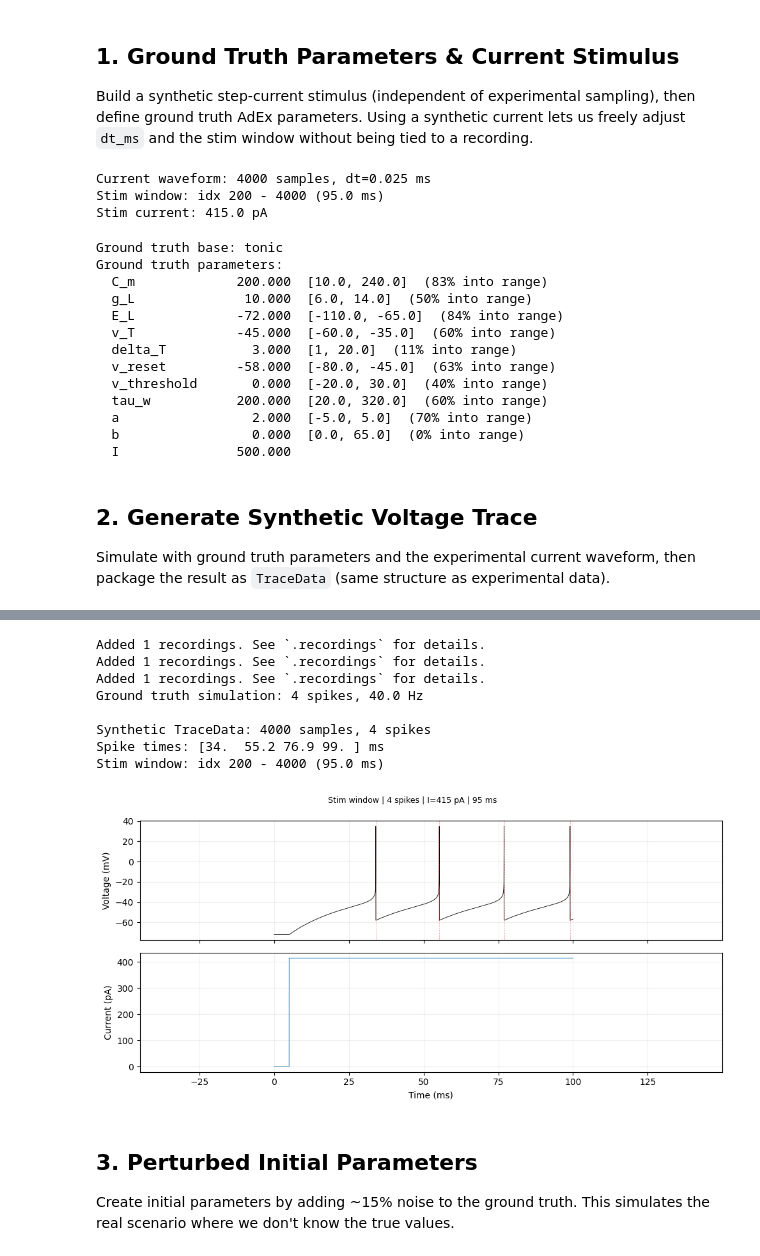
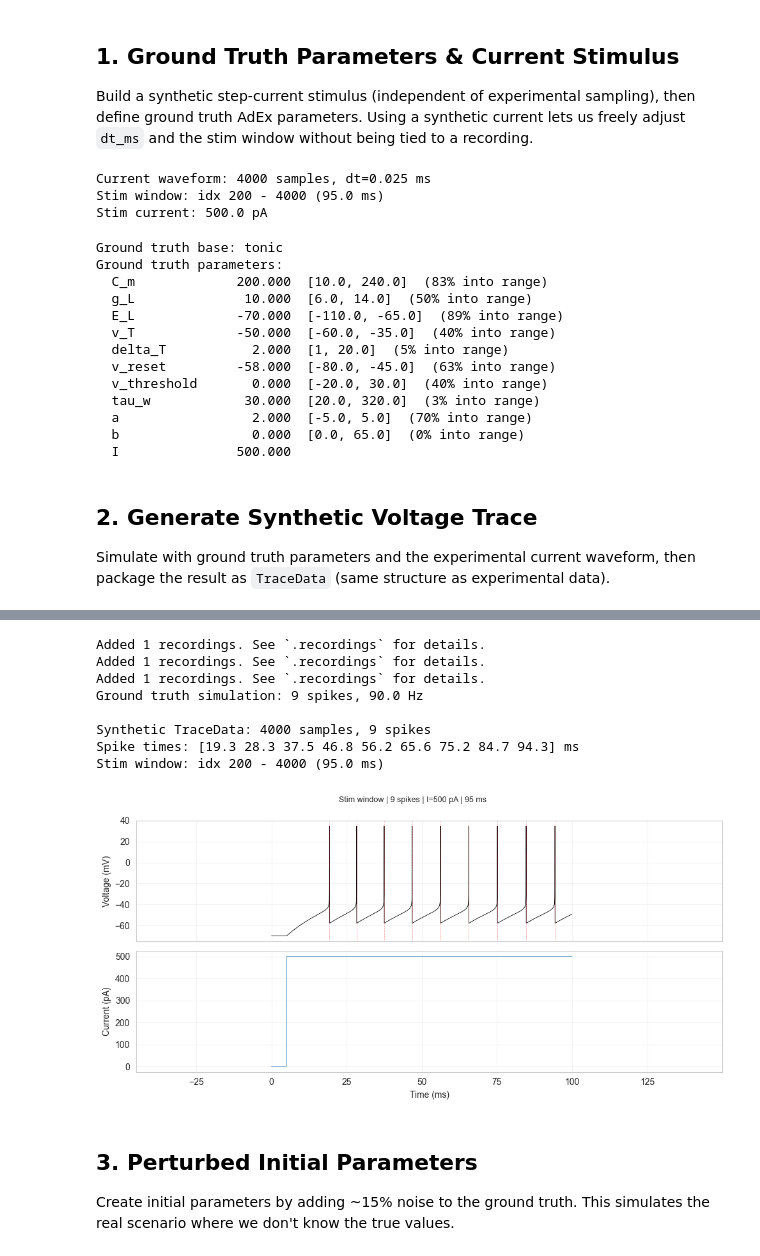
Before and after one commit to paulmyr/master-thesis, a Jupyter notebook: 5_code/notebooks/training_synthetic_singlestage_guarino.ipynb, the cells around one changed output, grey strips where cells are left out. Cells and saved outputs as stored; diff of their text form; code cells hidden in the pictures.

```diff
--- a/5_code/notebooks/training_synthetic_singlestage_guarino.ipynb
+++ b/5_code/notebooks/training_synthetic_singlestage_guarino.ipynb
@@ -65,7 +65,7 @@ dt_ms = 0.025
 t_max_ms = 100.0
 stim_delay_ms = 5.0
 stim_duration_ms = 95.0
-stim_current_pA = 415.0
+stim_current_pA = 500.0
 
 n_samples = int(round(t_max_ms / dt_ms))
 time_arr = np.arange(n_samples) * dt_ms
@@ -91,21 +91,21 @@ print(f"Stim current: {exp_cropped.stim_current_pA:.1f} pA")
 # %% [output]
 Current waveform: 4000 samples, dt=0.025 ms
 Stim window: idx 200 - 4000 (95.0 ms)
-Stim current: 415.0 pA
+Stim current: 500.0 pA
 # %%
 # --- Ground truth parameters (change this to test different regimes) ---
 GROUND_TRUTH_BASE = "tonic"  # "tonic", "adaptation", or "original"
 
 ground_truth_params = dict(NAUD_PARAMETERS[GROUND_TRUTH_BASE])
-ground_truth_params["v_threshold"] = 0.0
-ground_truth_params["delta_T"] = 3.0
+# ground_truth_params["v_threshold"] = 0.0
+# ground_truth_params["delta_T"] = 3.0
 
 # Override values that would sit at parameter bounds (which prevents perturbation
 # and makes recovery trivial/impossible). Choose values well inside PARAM_BOUNDS.
-ground_truth_params["v_reset"] = -58.0   # bounds: [-60, -45], midpoint -52.5
-ground_truth_params["E_L"] = -72.0       # bounds: [-75, -68], midpoint -71.5
-ground_truth_params["v_T"] = -45.0       # bounds: [-60, -30], well inside
-ground_truth_params["tau_w"] = 200.0     # bounds: [20, 320], well inside
+# ground_truth_params["v_reset"] = -58.0   # bounds: [-60, -45], midpoint -52.5
+# ground_truth_params["E_L"] = -72.0       # bounds: [-75, -68], midpoint -71.5
+# ground_truth_params["v_T"] = -45.0       # bounds: [-60, -30], well inside
+# ground_truth_params["tau_w"] = 200.0     # bounds: [20, 320], well inside
 
 print(f"Ground truth base: {GROUND_TRUTH_BASE}")
 print("Ground truth parameters:")
@@ -121,12 +121,12 @@ Ground truth base: tonic
 Ground truth parameters:
   C_m             200.000  [10.0, 240.0]  (83% into range)
   g_L              10.000  [6.0, 14.0]  (50% into range)
-  E_L             -72.000  [-110.0, -65.0]  (84% into range)
-  v_T             -45.000  [-60.0, -35.0]  (60% into range)
-  delta_T           3.000  [1, 20.0]  (11% into range)
+  E_L             -70.000  [-110.0, -65.0]  (89% into range)
+  v_T             -50.000  [-60.0, -35.0]  (40% into range)
+  delta_T           2.000  [1, 20.0]  (5% into range)
   v_reset         -58.000  [-80.0, -45.0]  (63% into range)
   v_threshold       0.000  [-20.0, 30.0]  (40% into range)
-  tau_w           200.000  [20.0, 320.0]  (60% into range)
+  tau_w            30.000  [20.0, 320.0]  (3% into range)
   a                 2.000  [-5.0, 5.0]  (70% into range)
   b                 0.000  [0.0, 65.0]  (0% into range)
   I               500.000
@@ -145,9 +145,7 @@ sim_gt = simulate_with_current_trace(
     params=ground_truth_params,
     current_trace_pA=exp_cropped.current,
     dt_ms=exp_cropped.dt_ms,
-    use_surrogate=True,
-    surrogate_type="sigmoid",
-    surrogate_slope=5.0,
+    use_surrogate=False,
 )
 
 print(f"Ground truth simulation: {sim_gt.n_spikes} spikes, {sim_gt.firing_rate_hz:.1f} Hz")
@@ -196,13 +194,13 @@ INFO:2026-04-21 09:10:50,901:jax._src.xla_bridge:834: Unable to initialize backe
 Unable to initialize backend 'tpu': INTERNAL: Failed to open libtpu.so: dlopen(libtpu.so, 0x0001): tried: 'libtpu.so' (no such file), '/System/Volumes/Preboot/Cryptexes/OSlibtpu.so' (no such file), '/ ...
 Added 1 recordings. See `.recordings` for details.
 Added 1 recordings. See `.recordings` for details.
 Added 1 recordings. See `.recordings` for details.
-Ground truth simulation: 4 spikes, 40.0 Hz
+Ground truth simulation: 9 spikes, 90.0 Hz
 
-Synthetic TraceData: 4000 samples, 4 spikes
-Spike times: [34.  55.2 76.9 99. ] ms
+Synthetic TraceData: 4000 samples, 9 spikes
+Spike times: [19.3 28.3 37.5 46.8 56.2 65.6 75.2 84.7 94.3] ms
 Stim window: idx 200 - 4000 (95.0 ms)
-[figure, old version]
+[figure, new version]
 # %% [markdown]
 ## 3. Perturbed Initial Parameters
 
```
Also changed, not shown: parts of 9 cells of this notebook, 32 other files.
